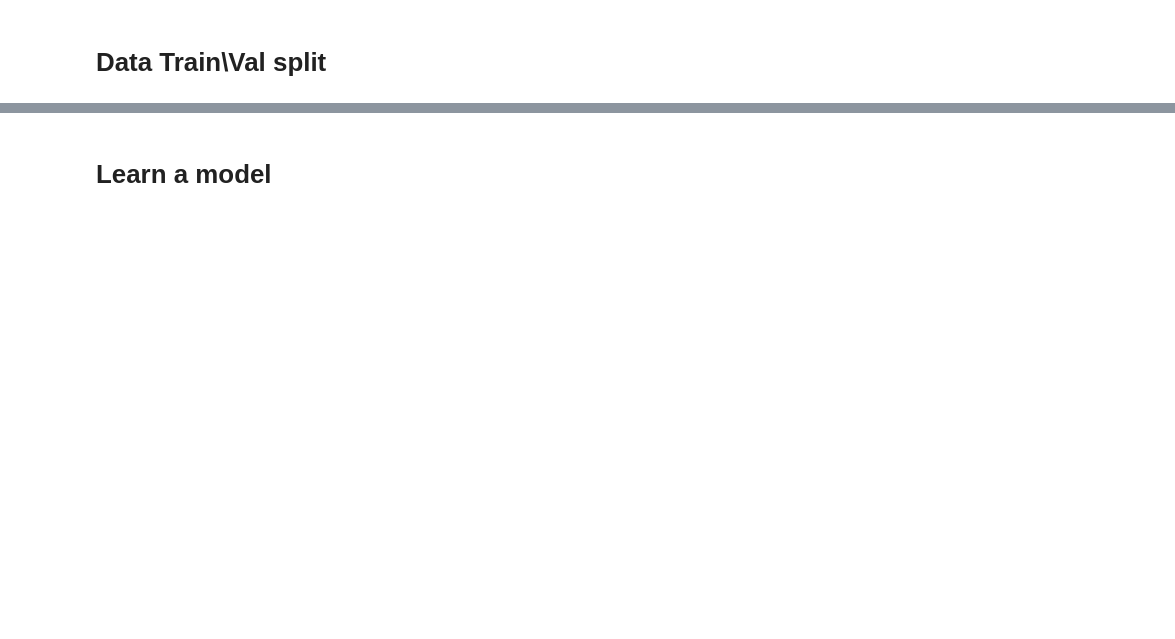
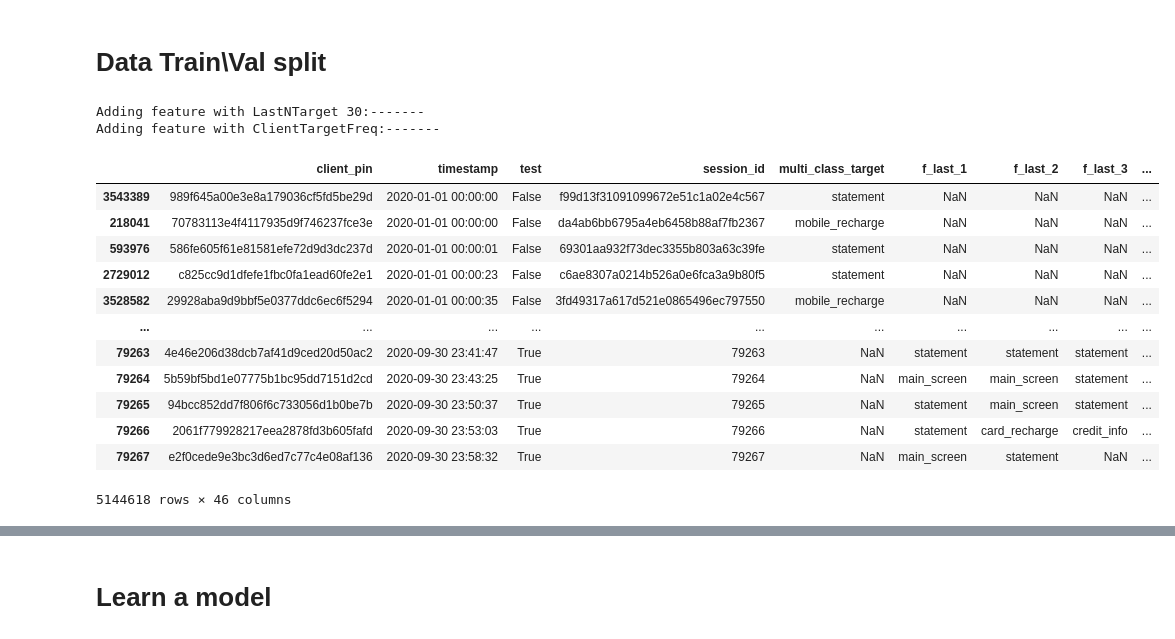
Before and after one commit to igormusinov/Alpha-Bang, a Jupyter notebook: alpha_imus.ipynb, the cells around one changed output, grey strips where cells are left out. Saved outputs shown, nothing was run; the diff lists cells and outputs as text; code cells hidden in the pictures; blank space fills up the shorter version.

```diff
--- a/alpha_imus.ipynb
+++ b/alpha_imus.ipynb
@@ -18,3 +19,15 @@ TARGETS = ['main_screen', 'invest', 'statement', 'phone_money_transfer',
        'mobile_recharge', 'card_recharge']
 # %% [markdown]
 # Data Load
+# %%
+train_target = pd.read_csv("alfabattle2_abattle_train_target.csv")
+
+test_target = pd.read_csv("alfabattle2_prediction_session_timestamp.csv")
+test_target["test"] = True
+
+dataset = pd.concat([test_target, train_target], axis=0).reset_index(drop=True)
+dataset.sort_values("timestamp", inplace=True)
+dataset["test"].replace(np.NaN, False, inplace=True)
+# dataset.loc[dataset["test"], "multi_class_target"] = "statement"
+dataset.loc[dataset["test"], "session_id"] = np.arange(len(dataset.loc[dataset["test"], "session_id"]))
+dataset
@@ -74,7 +135,7 @@ class ExtractorClientTargetFreq():
         X_new["f_total"] = pd.to_numeric(X_new["f_total"], downcast="unsigned")
         X_new["count_per_target"] = pd.to_numeric(X_new["count_per_target"], downcast="unsigned")
         columns_names = ["f_total"]
-        for t in X_new[self.column].unique():
+        for t in X_new[self.column].dropna().unique():
             X_new.loc[X_new[self.column] == t, f"cum_{t}"] = X_new.loc[X_new[self.column] == t, "count_per_target"]
             X_new[f"cum_{t}"] = X_new.groupby("client_pin")[f"cum_{t}"].fillna(method='ffill')
             X_new[f"cum_{t}"] = X_new[f"cum_{t}"].replace(np.NaN, 0)
@@ -150,7 +211,10 @@ feature_generator = [
     ExtractorClientTargetFreq(column="multi_class_target")
 ]
 
-train_target_featured = create_feature(train_target, feature_generator)
+dataset_featured = create_feature(dataset, feature_generator)
+# %% [output]
+Adding feature with LastNTarget 30:-------
+Adding feature with ClientTargetFreq:-------
 # %%
 feature_generator_filter = [
     #FilterMinTotal(target="f_total", filter_min_target=20)
@@ -162 +224,17 @@ train_target_featured_filtered
+# %%
+dataset_featured
+# %% [output]
+|  | client_pin | timestamp | test | session_id | multi_class_target | f_last_1 | f_last_2 | f_last_3 | ... |
+| 3543389 | 989f645a00e3e8a179036cf5fd5be29d | 2020-01-01 00:00:00 | False | f99d13f31091099672e51c1a02e4c567 | statement | NaN | NaN | NaN | ... |
+| 218041 | 70783113e4f4117935d9f746237fce3e | 2020-01-01 00:00:00 | False | da4ab6bb6795a4eb6458b88af7fb2367 | mobile_recharge | NaN | NaN | NaN | ... |
+| 593976 | 586fe605f61e81581efe72d9d3dc237d | 2020-01-01 00:00:01 | False | 69301aa932f73dec3355b803a63c39fe | statement | NaN | NaN | NaN | ... |
+| 2729012 | c825cc9d1dfefe1fbc0fa1ead60fe2e1 | 2020-01-01 00:00:23 | False | c6ae8307a0214b526a0e6fca3a9b80f5 | statement | NaN | NaN | NaN | ... |
+| 3528582 | 29928aba9d9bbf5e0377ddc6ec6f5294 | 2020-01-01 00:00:35 | False | 3fd49317a617d521e0865496ec797550 | mobile_recharge | NaN | NaN | NaN | ... |
+| ... | ... | ... | ... | ... | ... | ... | ... | ... | ... |
+| 79263 | 4e46e206d38dcb7af41d9ced20d50ac2 | 2020-09-30 23:41:47 | True | 79263 | NaN | statement | statement | statement | ... |
+| 79264 | 5b59bf5bd1e07775b1bc95dd7151d2cd | 2020-09-30 23:43:25 | True | 79264 | NaN | main_screen | main_screen | statement | ... |
+| 79265 | 94bcc852dd7f806f6c733056d1b0be7b | 2020-09-30 23:50:37 | True | 79265 | NaN | statement | main_screen | statement | ... |
+| 79266 | 2061f779928217eea2878fd3b605fafd | 2020-09-30 23:53:03 | True | 79266 | NaN | statement | card_recharge | credit_info | ... |
+| 79267 | e2f0cede9e3bc3d6ed7c77c4e08af136 | 2020-09-30 23:58:32 | True | 79267 | NaN | main_screen | statement | NaN | ... |
+5144618 rows × 46 columns
 # %%
```
Also changed, not shown: parts of 33 cells of this notebook.
